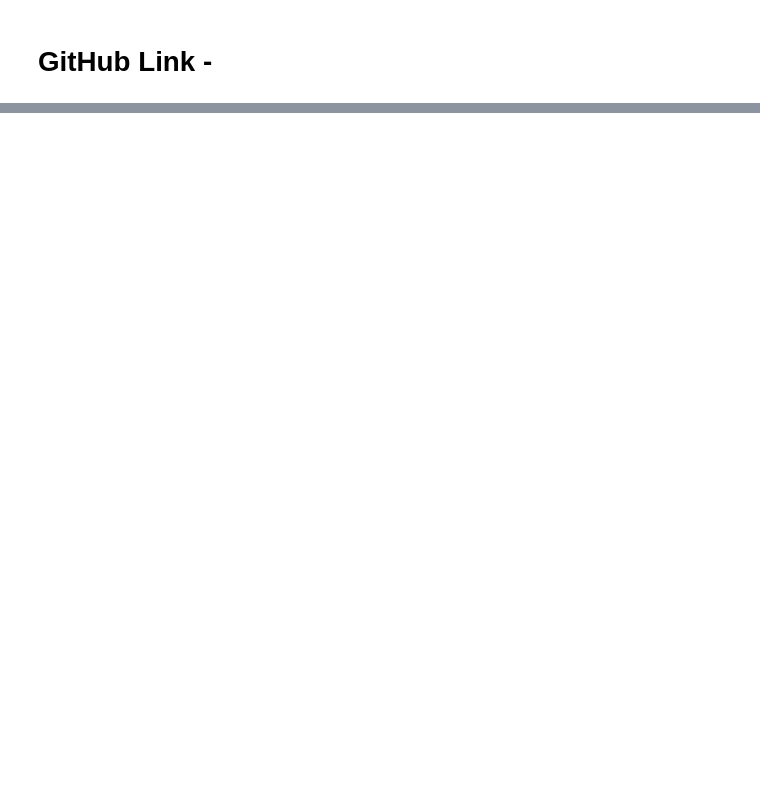
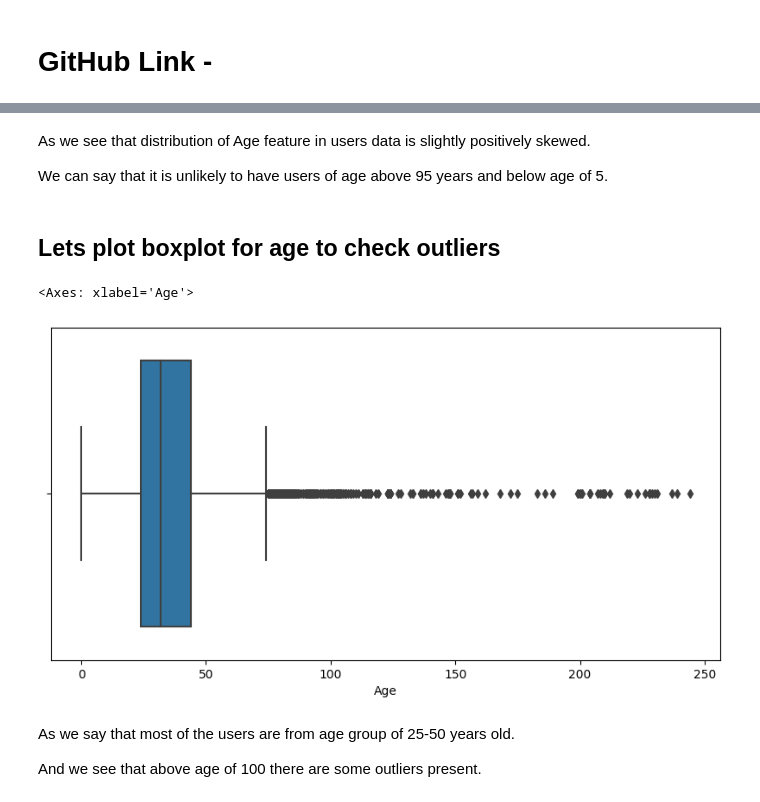
Before and after one commit to Suraj-7077/Unsupervised-ML-Book-Recommendation-system-Model, a Jupyter notebook: Unsupervised_ML_Capstone_Project_IV_.ipynb, the cells around one changed output, grey strips where cells are left out. Saved outputs shown, nothing was run; the diff lists cells and outputs as text; code cells hidden in the pictures; blank space fills up the shorter version.

```diff
--- a/Unsupervised_ML_Capstone_Project_IV_.ipynb
+++ b/Unsupervised_ML_Capstone_Project_IV_.ipynb
@@ -33,0 +254,16 @@ objective of this project is to create a book recommendation system for users.
+# %% [markdown]
+As we see that distribution of Age feature in users data is slightly positively skewed.
+
+We can say that it is unlikely to have users of age above 95 years and below age of 5.
+# %% [markdown]
+## Lets plot boxplot for age to check outliers
+# %%
+fig = plt.figure(figsize=(10,5))
+sns.boxplot(x= 'Age', data= user_df)
+# %% [output]
+<Axes: xlabel='Age'>
+[figure, added]
+# %% [markdown]
+As we say that most of the users are from age group of 25-50 years old.
+
+And we see that above age of 100 there are some outliers present.
```
Also changed, not shown: parts of 56 cells of this notebook.
